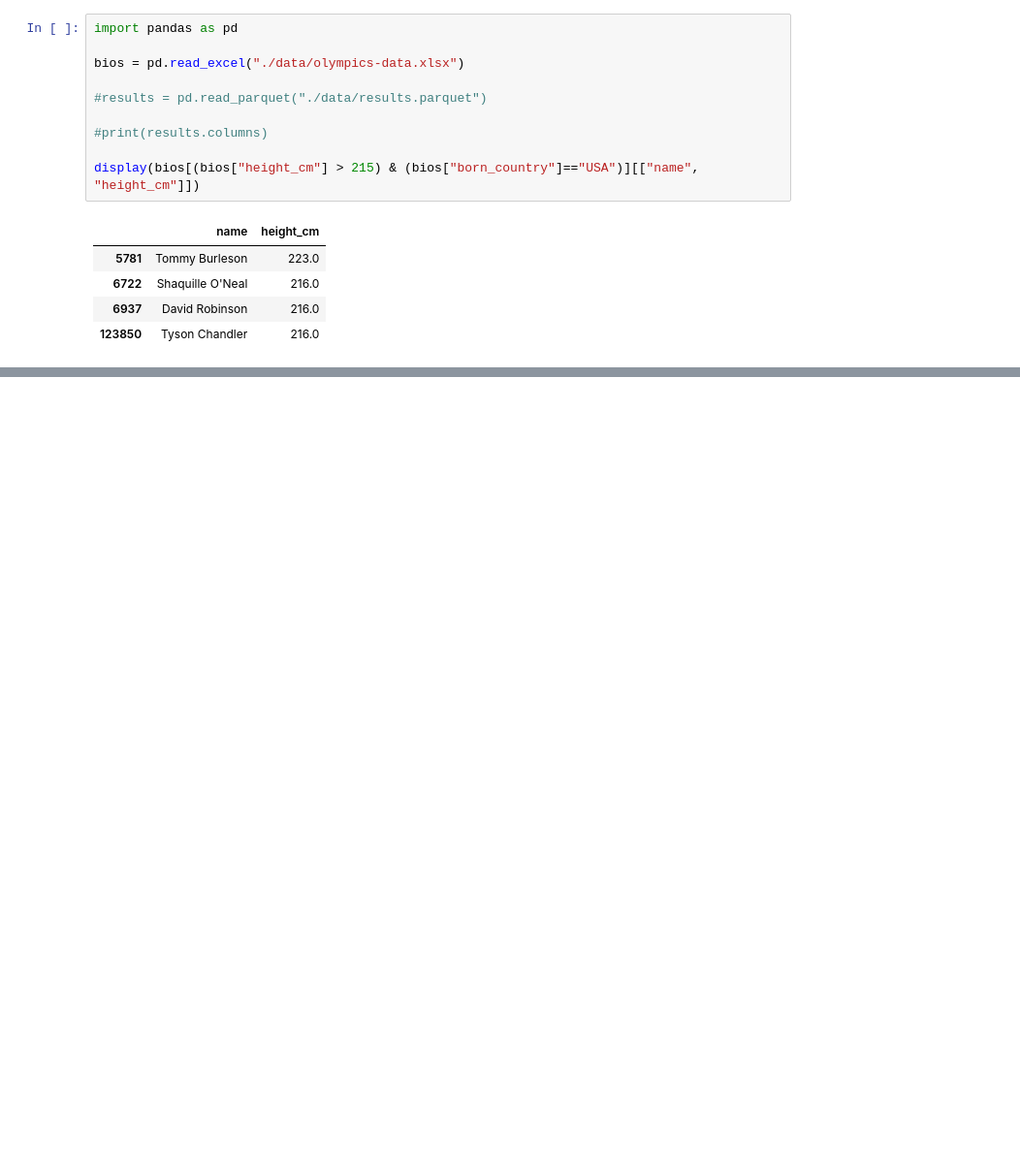
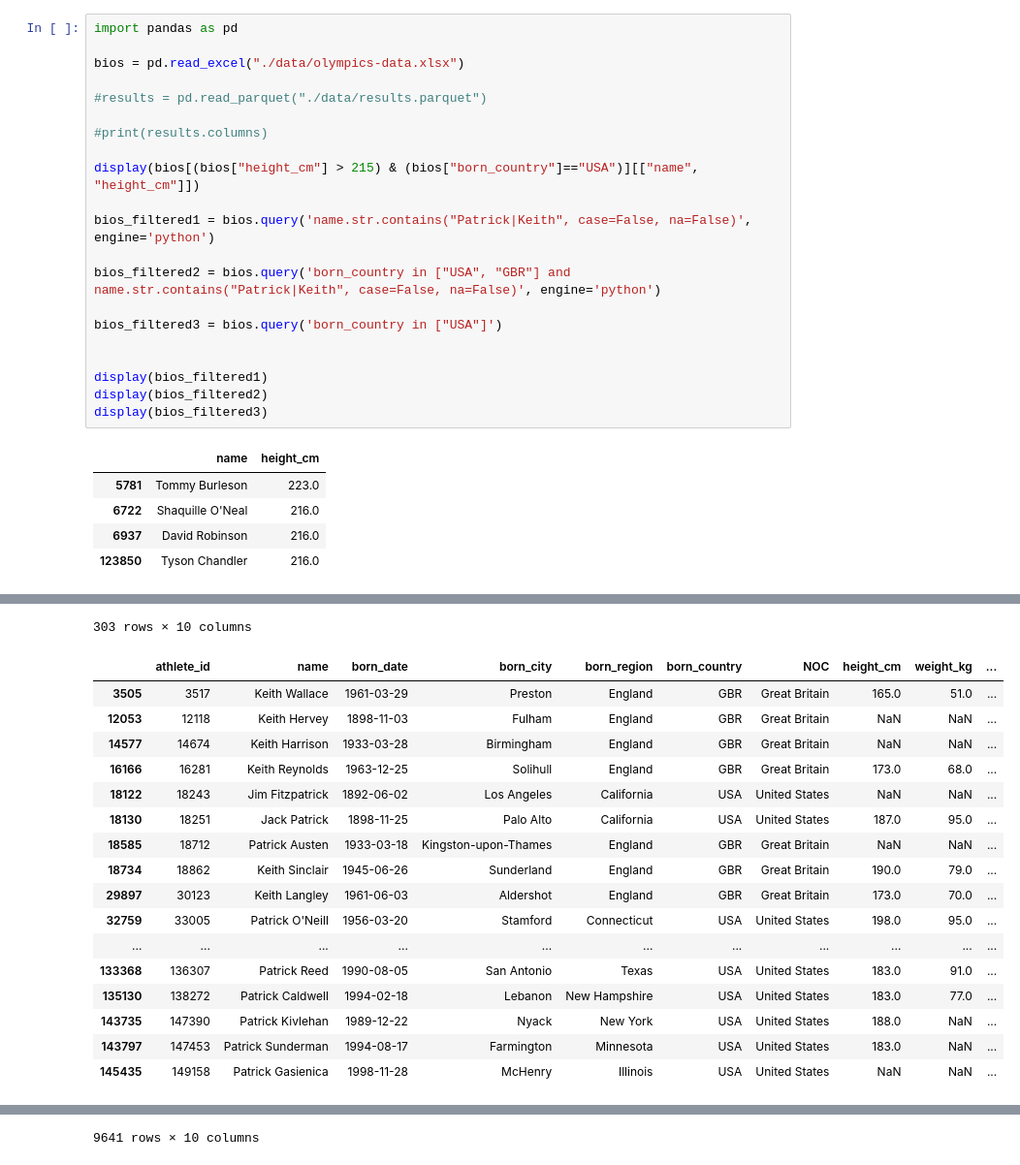
Before and after one commit to pedrosimoes-programmer/Testes---2025, a Jupyter notebook: olympics.ipynb, the cells around one changed output, grey strips where cells are left out. Shown at 97% size. Drawn from its saved outputs; the diff is of its cells as text; blank space fills up the shorter version.

Commit message:
Usando query e mais filtros

```diff
--- a/olympics.ipynb
+++ b/olympics.ipynb
@@ -8,6 +8,17 @@ bios = pd.read_excel("./data/olympics-data.xlsx")
 #print(results.columns)
 
 display(bios[(bios["height_cm"] > 215) & (bios["born_country"]=="USA")][["name", "height_cm"]])
+
+bios_filtered1 = bios.query('name.str.contains("Patrick|Keith", case=False, na=False)', engine='python')
+
+bios_filtered2 = bios.query('born_country in ["USA", "GBR"] and name.str.contains("Patrick|Keith", case=False, na=False)', engine='python')
+
+bios_filtered3 = bios.query('born_country in ["USA"]')
+
+
+display(bios_filtered1)
+display(bios_filtered2)
+display(bios_filtered3)
 # %% [output]
 |  | name | height_cm |
 | 5781 | Tommy Burleson | 223.0 |
@@ -16,0 +40,18 @@ display(bios[(bios["height_cm"] > 215) & (bios["born_country"]=="USA")][["name",
+303 rows × 10 columns
+|  | athlete_id | name | born_date | born_city | born_region | born_country | NOC | height_cm | weight_kg | ... |
+| 3505 | 3517 | Keith Wallace | 1961-03-29 | Preston | England | GBR | Great Britain | 165.0 | 51.0 | ... |
+| 12053 | 12118 | Keith Hervey | 1898-11-03 | Fulham | England | GBR | Great Britain | NaN | NaN | ... |
+| 14577 | 14674 | Keith Harrison | 1933-03-28 | Birmingham | England | GBR | Great Britain | NaN | NaN | ... |
+| 16166 | 16281 | Keith Reynolds | 1963-12-25 | Solihull | England | GBR | Great Britain | 173.0 | 68.0 | ... |
+| 18122 | 18243 | Jim Fitzpatrick | 1892-06-02 | Los Angeles | California | USA | United States | NaN | NaN | ... |
+| 18130 | 18251 | Jack Patrick | 1898-11-25 | Palo Alto | California | USA | United States | 187.0 | 95.0 | ... |
+| 18585 | 18712 | Patrick Austen | 1933-03-18 | Kingston-upon-Thames | England | GBR | Great Britain | NaN | NaN | ... |
+| 18734 | 18862 | Keith Sinclair | 1945-06-26 | Sunderland | England | GBR | Great Britain | 190.0 | 79.0 | ... |
+| 29897 | 30123 | Keith Langley | 1961-06-03 | Aldershot | England | GBR | Great Britain | 173.0 | 70.0 | ... |
+| 32759 | 33005 | Patrick O'Neill | 1956-03-20 | Stamford | Connecticut | USA | United States | 198.0 | 95.0 | ... |
+| ... | ... | ... | ... | ... | ... | ... | ... | ... | ... | ... |
+| 133368 | 136307 | Patrick Reed | 1990-08-05 | San Antonio | Texas | USA | United States | 183.0 | 91.0 | ... |
+| 135130 | 138272 | Patrick Caldwell | 1994-02-18 | Lebanon | New Hampshire | USA | United States | 183.0 | 77.0 | ... |
+| 143735 | 147390 | Patrick Kivlehan | 1989-12-22 | Nyack | New York | USA | United States | 188.0 | NaN | ... |
+| 143797 | 147453 | Patrick Sunderman | 1994-08-17 | Farmington | Minnesota | USA | United States | 183.0 | NaN | ... |
+| 145435 | 149158 | Patrick Gasienica | 1998-11-28 | McHenry | Illinois | USA | United States | NaN | NaN | ... |
@@ -16,0 +70 @@ display(bios[(bios["height_cm"] > 215) & (bios["born_country"]=="USA")][["name",
+9641 rows × 10 columns
```
Also changed, not shown: parts of 1 cell of this notebook.
